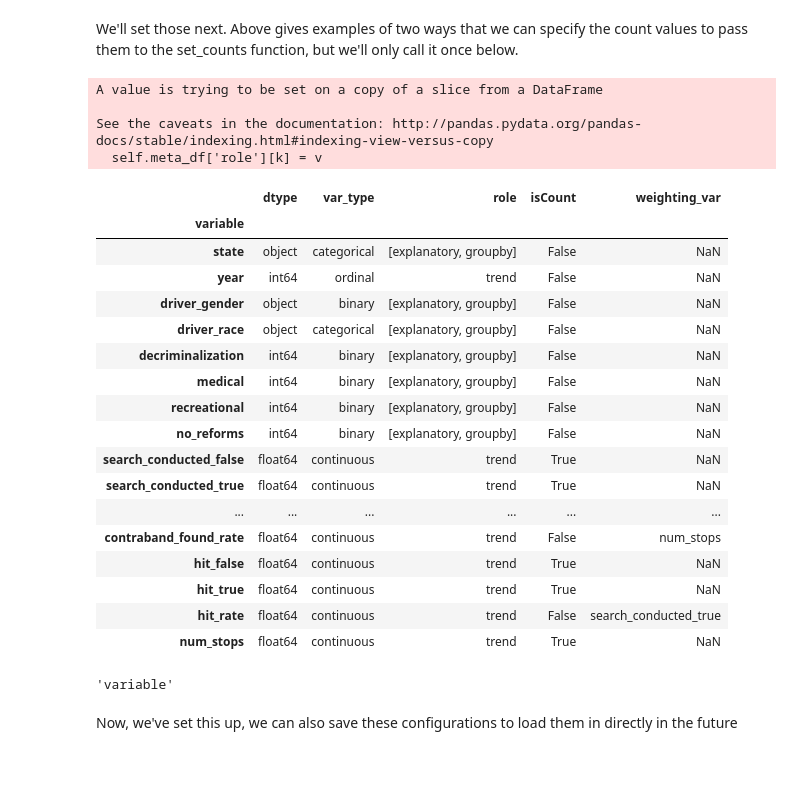
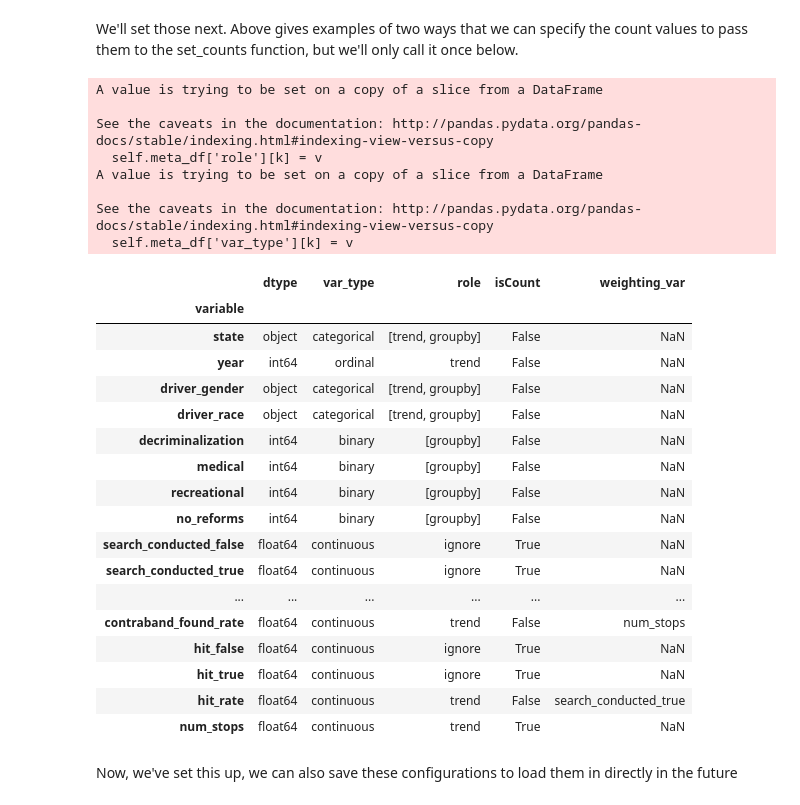
Before and after one commit to fairnessforensics/wiggum, a Jupyter notebook: research_notebooks/01_basic_demo.ipynb, the cells around one changed output. Drawn from its saved outputs; the diff is of its cells as text; code cells hidden in the pictures; blank space fills up the shorter version.

```diff
--- a/research_notebooks/01_basic_demo.ipynb
+++ b/research_notebooks/01_basic_demo.ipynb
@@ -35,13 +35,13 @@ labeled_df_setup.meta_df.head()
 # %% [markdown]
 For this, we'll manually set these, but in the vizualization tool you can also set these with drop down menus
 # %%
-roles = {'state':['explanatory','groupby'], 'year':'trend', 'driver_gender':['explanatory','groupby'], 'driver_race':['explanatory','groupby'],
-       'decriminalization':['explanatory','groupby'], 'medical':['explanatory','groupby'],
-         'recreational':['explanatory','groupby'], 'no_reforms':['explanatory','groupby'],
-       'search_conducted_false':'trend', 'search_conducted_true':'trend',
-       'search_conducted_rate':'trend', 'contraband_found_false':'trend',
-       'contraband_found_true':'trend', 'contraband_found_rate':'trend', 'hit_false':'trend',
-       'hit_true':'trend', 'hit_rate':'trend', 'num_stops':'trend'}
+roles = {'state':['trend','groupby'], 'year':'trend', 'driver_gender':['trend','groupby'], 'driver_race':['trend','groupby'],
+       'decriminalization':['groupby'], 'medical':['groupby'],
+         'recreational':['groupby'], 'no_reforms':['groupby'],
+       'search_conducted_false':'ignore', 'search_conducted_true':'ignore',
+       'search_conducted_rate':'trend', 'contraband_found_false':'ignore',
+       'contraband_found_true':'ignore', 'contraband_found_rate':'trend', 'hit_false':'ignore',
+       'hit_true':'ignore', 'hit_rate':'trend', 'num_stops':'trend'}
 is_count = {'state':False, 'year':False, 'driver_gender':False, 'driver_race':False,
        'decriminalization':False, 'medical':False, 'recreational':False, 'no_reforms':False,
        'search_conducted_false':True, 'search_conducted_true':True,
@@ -51,41 +51,43 @@ is_count = {'state':False, 'year':False, 'driver_gender':False, 'driver_race':Fa
 count_list = ['search_conducted_false', 'search_conducted_true','contraband_found_false',
        'contraband_found_true', 'hit_false',
        'hit_true', 'num_stops']
+var_types = {'driver_gender':'categorical'}
 weighting = {'hit_rate':'search_conducted_true','search_conducted_rate':'num_stops','contraband_found_rate':'num_stops'}
 # %% [markdown]
 We'll set those next.  Above gives examples of two ways that we can specify the count values to pass them to the set_counts function, but we'll only call it once below.
 # %%
 labeled_df_setup.set_counts(count_list)
 labeled_df_setup.set_roles(roles)
 labeled_df_setup.set_weighting_vars(weighting)
+labeled_df_setup.set_var_types(var_types)
 labeled_df_setup.meta_df
 # %% [output]
 A value is trying to be set on a copy of a slice from a DataFrame
 
 See the caveats in the documentation: http://pandas.pydata.org/pandas-docs/stable/indexing.html#indexing-view-versus-copy
   self.meta_df['role'][k] = v
+A value is trying to be set on a copy of a slice from a DataFrame
+
+See the caveats in the documentation: http://pandas.pydata.org/pandas-docs/stable/indexing.html#indexing-view-versus-copy
+  self.meta_df['var_type'][k] = v
 |  | dtype | var_type | role | isCount | weighting_var |
 | variable |  |  |  |  |  |
-| state | object | categorical | [explanatory, groupby] | False | NaN |
+| state | object | categorical | [trend, groupby] | False | NaN |
 | year | int64 | ordinal | trend | False | NaN |
-| driver_gender | object | binary | [explanatory, groupby] | False | NaN |
-| driver_race | object | categorical | [explanatory, groupby] | False | NaN |
-| decriminalization | int64 | binary | [explanatory, groupby] | False | NaN |
-| medical | int64 | binary | [explanatory, groupby] | False | NaN |
-| recreational | int64 | binary | [explanatory, groupby] | False | NaN |
-| no_reforms | int64 | binary | [explanatory, groupby] | False | NaN |
-| search_conducted_false | float64 | continuous | trend | True | NaN |
-| search_conducted_true | float64 | continuous | trend | True | NaN |
+| driver_gender | object | categorical | [trend, groupby] | False | NaN |
+| driver_race | object | categorical | [trend, groupby] | False | NaN |
+| decriminalization | int64 | binary | [groupby] | False | NaN |
+| medical | int64 | binary | [groupby] | False | NaN |
+| recreational | int64 | binary | [groupby] | False | NaN |
+| no_reforms | int64 | binary | [groupby] | False | NaN |
+| search_conducted_false | float64 | continuous | ignore | True | NaN |
+| search_conducted_true | float64 | continuous | ignore | True | NaN |
 | ... | ... | ... | ... | ... | ... |
 | contraband_found_rate | float64 | continuous | trend | False | num_stops |
-| hit_false | float64 | continuous | trend | True | NaN |
-| hit_true | float64 | continuous | trend | True | NaN |
+| hit_false | float64 | continuous | ignore | True | NaN |
+| hit_true | float64 | continuous | ignore | True | NaN |
 | hit_rate | float64 | continuous | trend | False | search_conducted_true |
 | num_stops | float64 | continuous | trend | True | NaN |
-# %%
-labeled_df_setup.meta_df.index.name
-# %% [output]
-'variable'
 # %% [markdown]
 Now, we've set this up, we can also save these configurations to load them in directly in the future
 # %%
```
Also changed, not shown: parts of 20 cells of this notebook, 5 other files.
